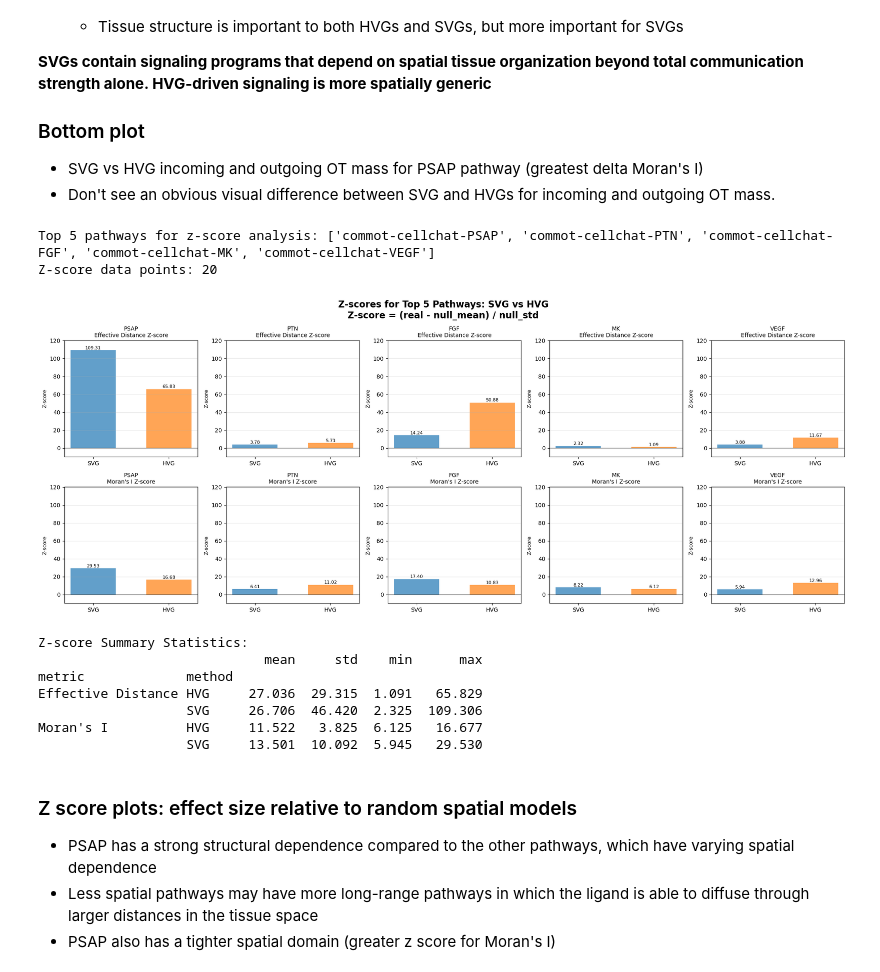
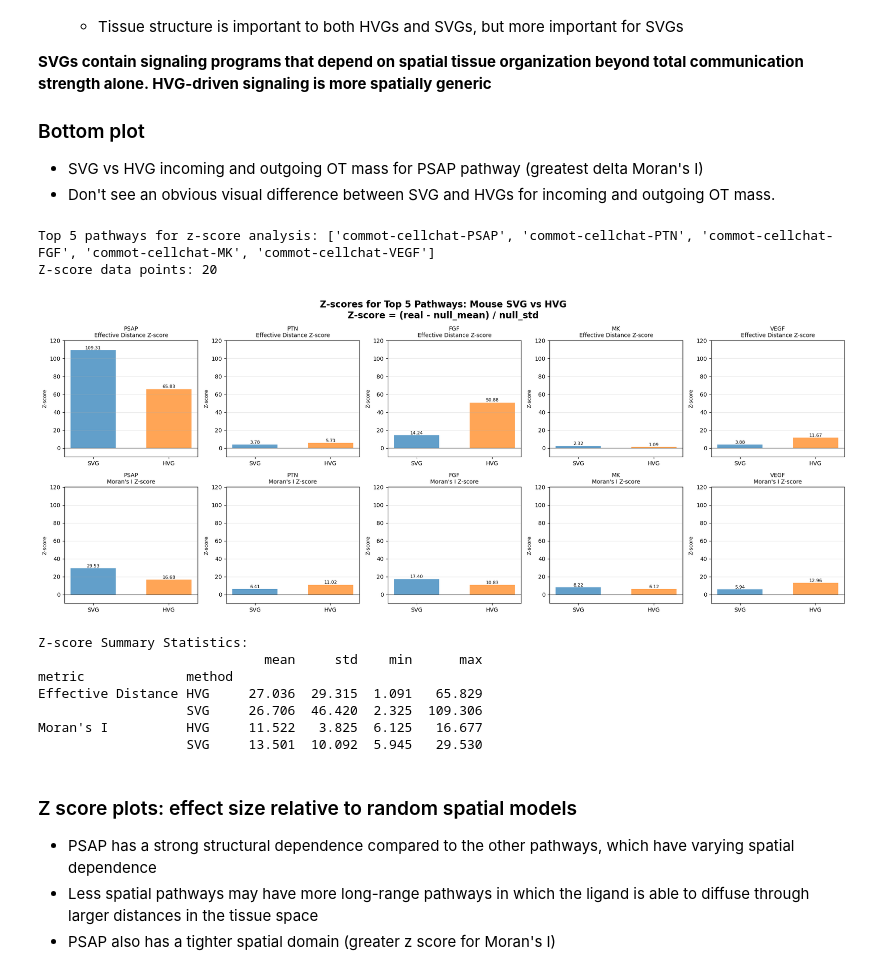
Before and after one commit to emilyekstrum/zhangLab_Rotation, a Jupyter notebook: notebooks/COMMOT_notebooks/mouse_COMMOT_figs.ipynb, the cells around one changed output. Cells and saved outputs as stored; diff of their text form; code cells hidden in the pictures.

```diff
--- a/notebooks/COMMOT_notebooks/mouse_COMMOT_figs.ipynb
+++ b/notebooks/COMMOT_notebooks/mouse_COMMOT_figs.ipynb
@@ -507,35 +507,35 @@ else:
     if len(z_df) > 0:
         all_z_scores = z_df['z_score'].values
         y_min, y_max = np.min(all_z_scores), np.max(all_z_scores)
         y_range = y_max - y_min
         y_margin = max(y_range * 0.1, 0.1)  # minimum margin
 
         for i, ax in enumerate(axes.flat):
             # set ylim for axes that have actual data (bars)
             if len(ax.patches) > 0:  # check if bars were plotted
                 ax.set_ylim(y_min - y_margin, y_max + y_margin)
 
     fig.suptitle(
-        'Z-scores for Top 5 Pathways: SVG vs HVG\n'
+        'Z-scores for Top 5 Pathways: Mouse SVG vs HVG\n'
         'Z-score = (real - null_mean) / null_std',
         fontsize=16,
         fontweight='bold',
         y=0.98
     )
 
     plt.tight_layout()
     plt.show()
 
     # summary statistics
     print("\nZ-score Summary Statistics:")
     if len(z_df) > 0:
         print(z_df.groupby(['metric', 'method'])['z_score'].agg(['mean', 'std', 'min', 'max']).round(3))
     else:
         print("No valid z-scores to summarize.")
 # %% [output]
 Top 5 pathways for z-score analysis: ['commot-cellchat-PSAP', 'commot-cellchat-PTN', 'commot-cellchat-FGF', 'commot-cellchat-MK', 'commot-cellchat-VEGF']
 Z-score data points: 20
-[figure, old version]
+[figure, new version]
 Z-score Summary Statistics:
                              mean     std    min      max
 metric             method
```
Also changed, not shown: parts of 4 cells of this notebook, 1 other file.
